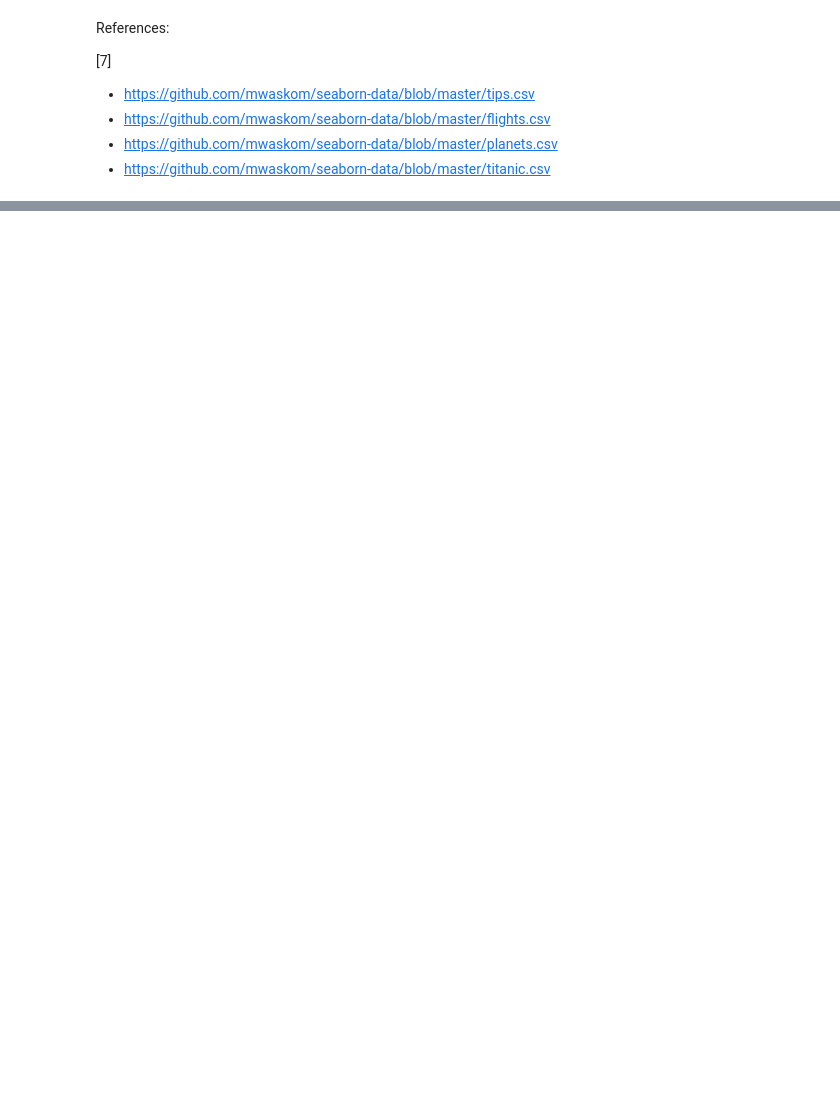
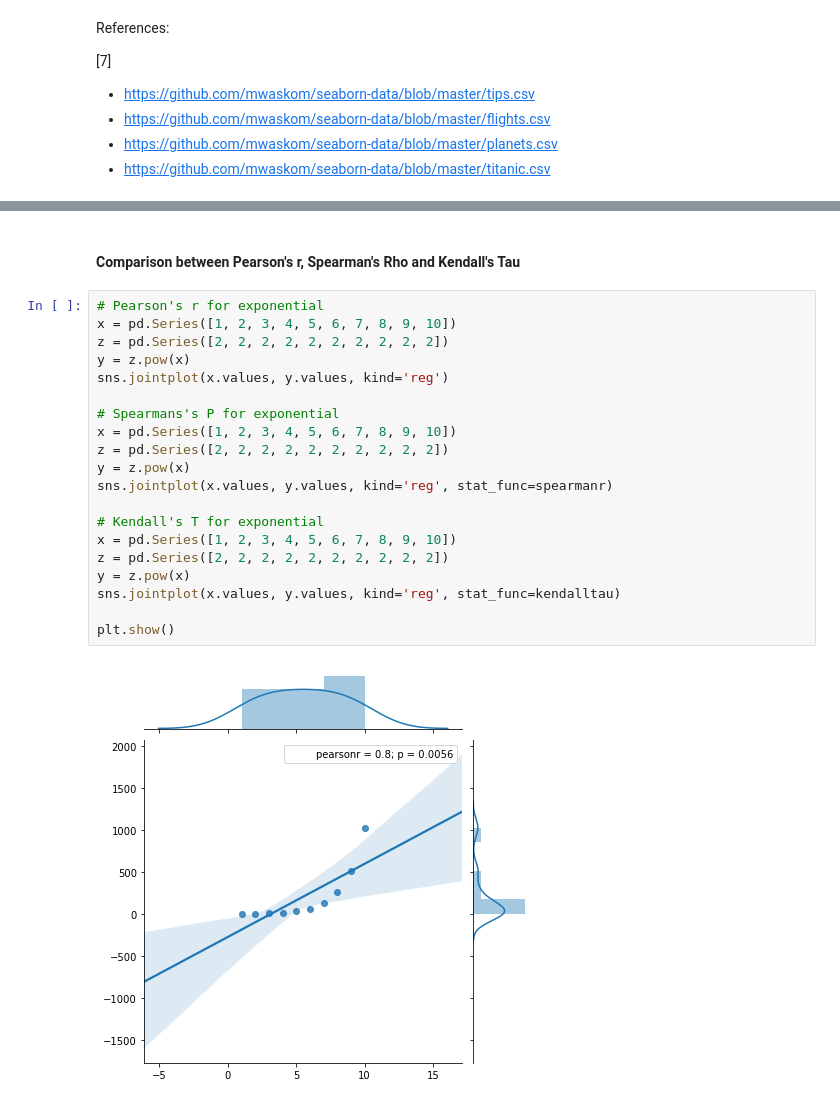
Before and after one commit to wilhelmamundsen/Statistics, a Jupyter notebook: correlation.ipynb, the cells around one changed output, grey strips where cells are left out. Drawn from its saved outputs; the diff is of its cells as text; blank space fills up the shorter version.

```diff
--- a/correlation.ipynb
+++ b/correlation.ipynb
@@ -196,0 +330,24 @@ plt.show()
+# %% [markdown]
+#### Comparison between Pearson's r, Spearman's Rho and Kendall's Tau
+# %%
+# Pearson's r for exponential
+x = pd.Series([1, 2, 3, 4, 5, 6, 7, 8, 9, 10])
+z = pd.Series([2, 2, 2, 2, 2, 2, 2, 2, 2, 2])
+y = z.pow(x)
+sns.jointplot(x.values, y.values, kind='reg')
+
+# Spearmans's P for exponential
+x = pd.Series([1, 2, 3, 4, 5, 6, 7, 8, 9, 10])
+z = pd.Series([2, 2, 2, 2, 2, 2, 2, 2, 2, 2])
+y = z.pow(x)
+sns.jointplot(x.values, y.values, kind='reg', stat_func=spearmanr)
+
+# Kendall's T for exponential
+x = pd.Series([1, 2, 3, 4, 5, 6, 7, 8, 9, 10])
+z = pd.Series([2, 2, 2, 2, 2, 2, 2, 2, 2, 2])
+y = z.pow(x)
+sns.jointplot(x.values, y.values, kind='reg', stat_func=kendalltau)
+
+plt.show()
+# %% [output]
+[figure, added]
```
Also changed, not shown: parts of 17 cells of this notebook.
